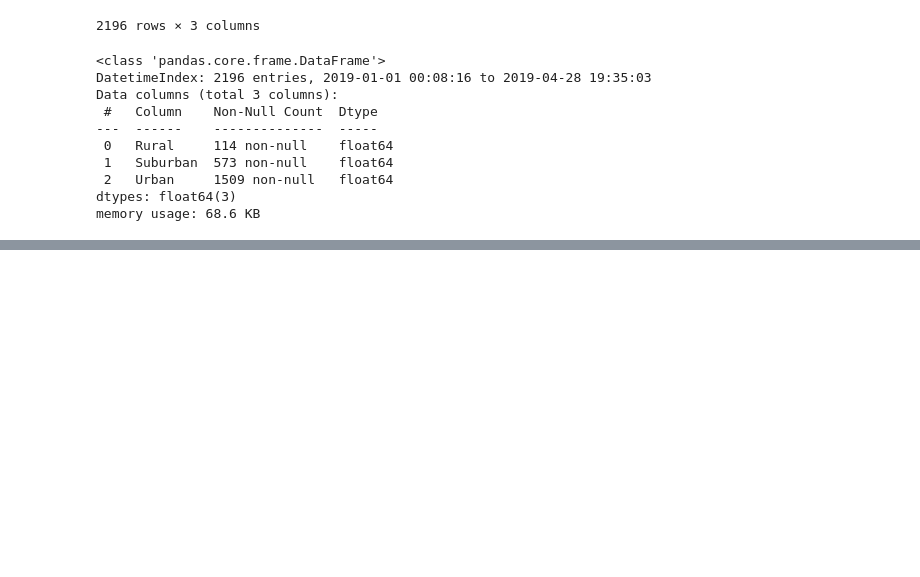
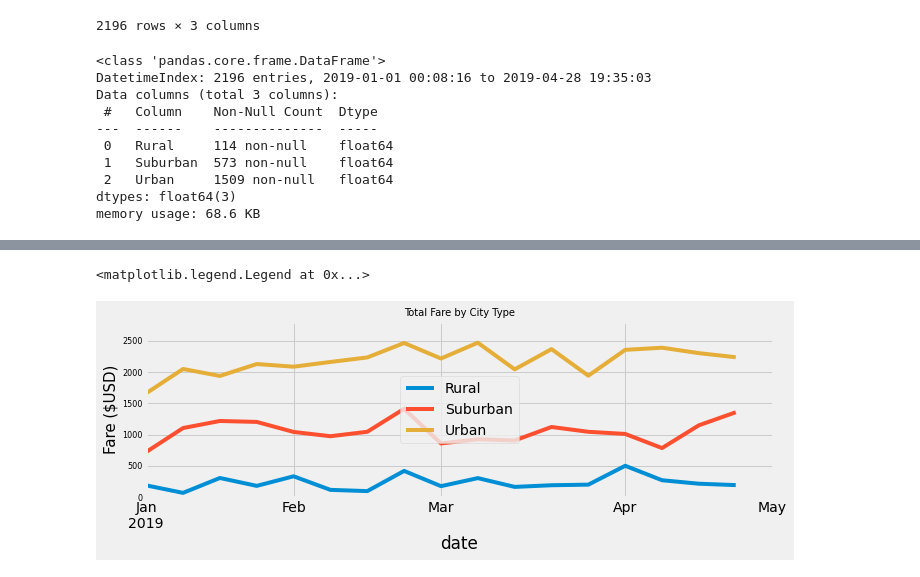
Before and after one commit to temersonzetina/PyBer_Analysis, a Jupyter notebook: PyBer_Challenge.ipynb, the cells around one changed output, grey strips where cells are left out. Drawn from its saved outputs; the diff is of its cells as text; code cells hidden in the pictures; blank space fills up the shorter version.

Commit message:
Adding line plot

```diff
--- a/PyBer_Challenge.ipynb
+++ b/PyBer_Challenge.ipynb
@@ -242,3 +242,5 @@ dtypes: float64(3)
 memory usage: 68.6 KB
 # %%
 # 8. Create a new DataFrame using the "resample()" function by week 'W' and get the sum of the fares for each week.
+weekly_fares = jan_to_april_fares_df.resample("W").sum()
+weekly_fares
@@ -245,7 +267,22 @@ memory usage: 68.6 KB
 # %%
 # 8. Using the object-oriented interface method, plot the resample DataFrame using the df.plot() function.
 
 # Import the style from Matplotlib.
 from matplotlib import style
+import numpy as np
 # Use the graph style fivethirtyeight.
 style.use('fivethirtyeight')
+
+# fig, ax = plt.subplots()
+# ax.plot()
+
+weekly_fares.plot.line(figsize=(10,3))
+plt.title("Total Fare by City Type", fontsize=10)
+plt.xlim(pd.Timestamp('2019-01-01'), pd.Timestamp('2019-5-01'))
+plt.ylabel("Fare ($USD)", fontsize=15)
+plt.yticks(fontsize=8)
+plt.ylim(0, 2800)
+plt.legend(loc="center")
+# %% [output]
+<matplotlib.legend.Legend at 0x...>
+[figure, added]
```
Also changed, not shown: parts of 1 cell of this notebook, 1 other file.
